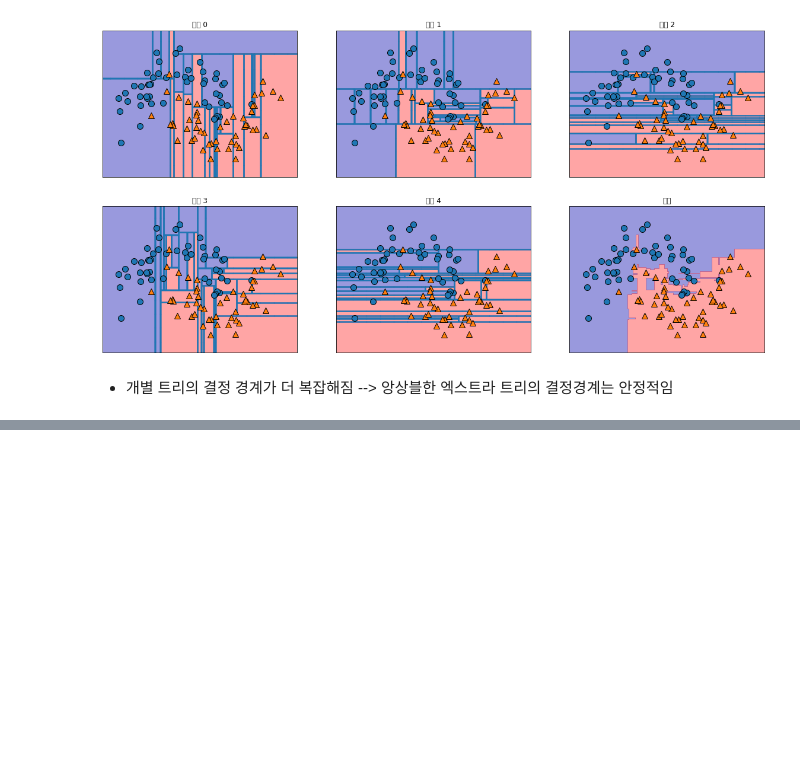
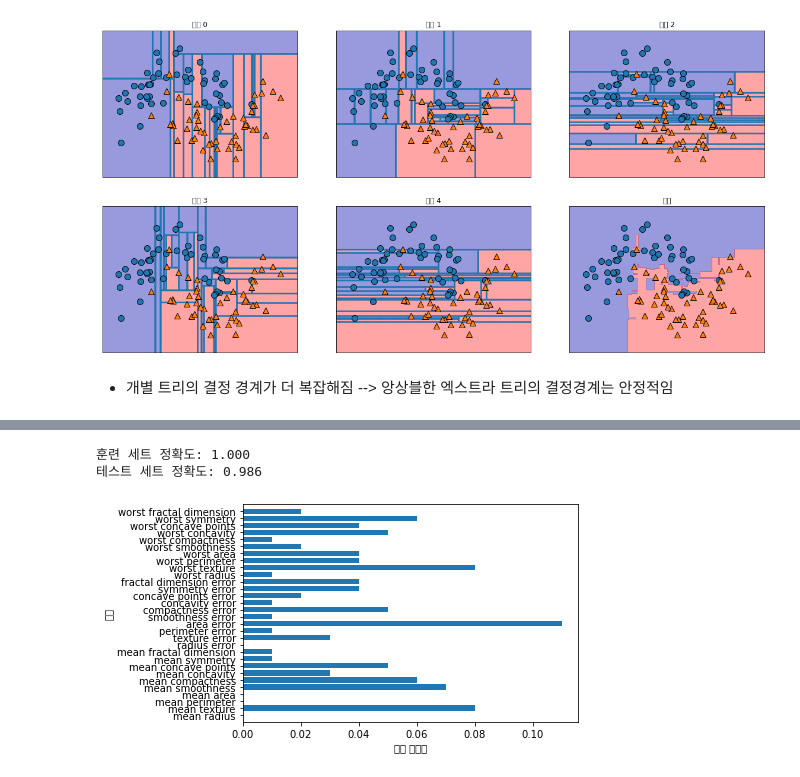
Before and after one commit to sja3410/Machine_Learning, a Jupyter notebook: sunjungAn/배깅, 엑스트라 트리, 에이다부스트.ipynb, the cells around one changed output, grey strips where cells are left out. Cells and saved outputs as stored; diff of their text form; code cells hidden in the pictures; blank space fills up the shorter version.

```diff
--- a/sunjungAn/배깅, 엑스트라 트리, 에이다부스트.ipynb
+++ b/sunjungAn/배깅, 엑스트라 트리, 에이다부스트.ipynb
@@ -108,0 +157,22 @@ plt.show()
+# %%
+ada = AdaBoostClassifier(n_estimators=100, random_state = 42)
+ada.fit(Xc_train, yc_train)
+print("훈련 세트 정확도: {:.3f}".format(ada.score(Xc_train, yc_train)))
+print("테스트 세트 정확도: {:.3f}".format(ada.score(Xc_test, yc_test)))
+
+#얕은 트리를 이용해서 일반화 성능이 향상 됨
+# %% [output]
+훈련 세트 정확도: 1.000
+테스트 세트 정확도: 0.986
+# %%
+n_features = cancer.data.shape[1] #특성
+plt.barh(range(n_features), ada.feature_importances_, align = 'center')
+plt.yticks(np.arange(n_features), cancer.feature_names)
+plt.xlabel("특성 중요도")
+plt.ylabel("특성")
+plt.ylim(-1, n_features)
+plt.show()
+
+#다른 모델에 비해 area error특성이 크게 강조되어있음
+# %% [output]
+[figure, added]
```
Also changed, not shown: parts of 8 cells of this notebook.
